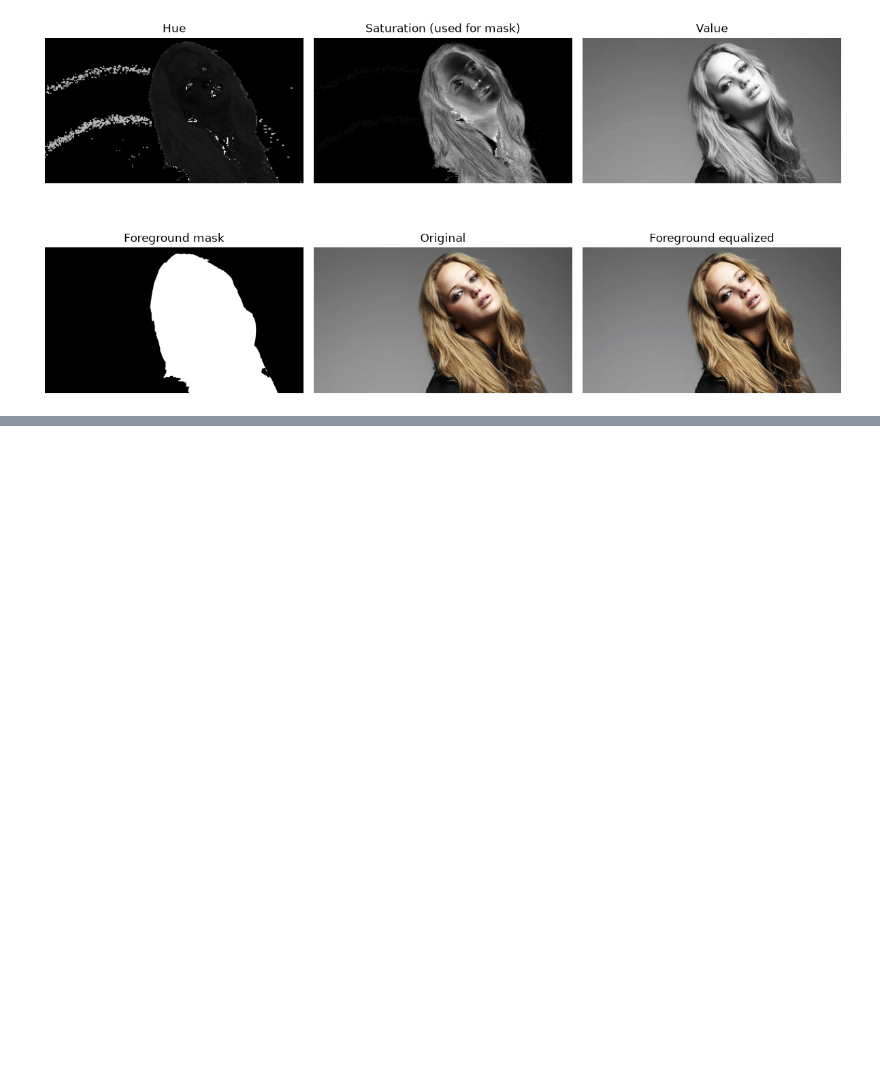
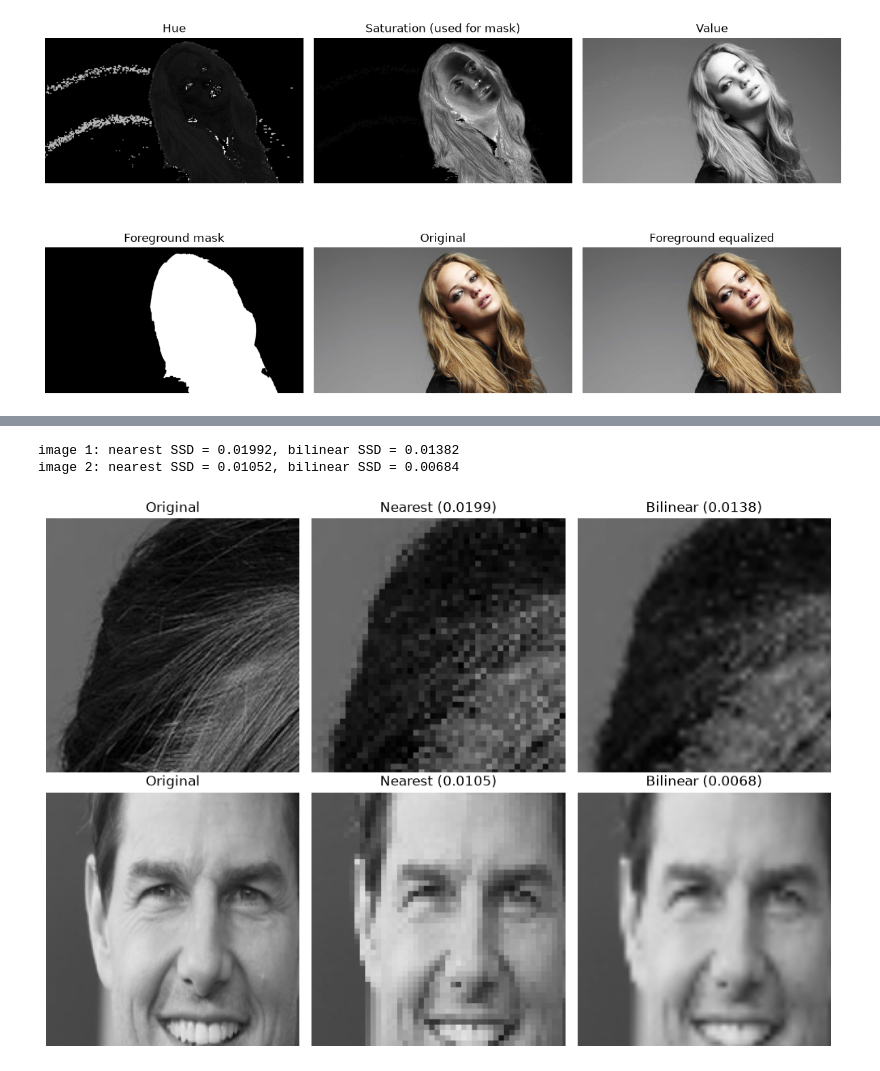
Before and after one commit to hakammra/EN3160-Assignment-01, a Jupyter notebook: en3160_assignment_01.ipynb, the cells around one changed output, grey strips where cells are left out. Drawn from its saved outputs; the diff is of its cells as text; code cells hidden in the pictures; blank space fills up the shorter version.

```diff
--- a/en3160_assignment_01.ipynb
+++ b/en3160_assignment_01.ipynb
@@ -233,0 +415,52 @@ The background is unchanged because its original V values are added back. The fo
+# %%
+def zoom_image(im, scale, method='bilinear'):
+    if not 0 < scale <= 10:
+        raise ValueError('scale must be in (0, 10]')
+
+    H, W = im.shape[:2]
+    h2, w2 = round(H * scale), round(W * scale)
+    yy, xx = np.indices((h2, w2))
+    x = np.clip((xx + 0.5) / scale - 0.5, 0, W - 1)
+    y = np.clip((yy + 0.5) / scale - 0.5, 0, H - 1)
+
+    if method == 'nearest':
+        return im[np.floor(y + 0.5).astype(int), np.floor(x + 0.5).astype(int)]
+    if method != 'bilinear':
+        raise ValueError("method must be 'nearest' or 'bilinear'")
+
+    x1, y1 = np.floor(x).astype(int), np.floor(y).astype(int)
+    x2, y2 = np.minimum(x1 + 1, W - 1), np.minimum(y1 + 1, H - 1)
+    dx, dy = x - x1, y - y1
+    out = ((1 - dx) * (1 - dy) * im[y1, x1] +
+           dx * (1 - dy) * im[y1, x2] +
+           (1 - dx) * dy * im[y2, x1] +
+           dx * dy * im[y2, x2])
+    return np.clip(np.round(out), 0, 255).astype(im.dtype)
+
+def normalized_ssd(test, ref):
+    d = test.astype(float) - ref.astype(float)
+    return np.sum(d ** 2) / np.sum(ref.astype(float) ** 2)
+
+pairs = []
+for number in ['01', '02']:
+    large = cv.imread(str(img_dir / f'im{number}_large.png'), cv.IMREAD_GRAYSCALE)
+    small = cv.imread(str(img_dir / f'im{number}_small.png'), cv.IMREAD_GRAYSCALE)
+    nn = zoom_image(small, 4, 'nearest')
+    bi = zoom_image(small, 4, 'bilinear')
+    pairs.append((large, nn, bi, normalized_ssd(nn, large), normalized_ssd(bi, large)))
+
+for i, (_, _, _, e_nn, e_bi) in enumerate(pairs, 1):
+    print(f'image {i}: nearest SSD = {e_nn:.5f}, bilinear SSD = {e_bi:.5f}')
+
+crops = [(70, 250, 180, 360), (110, 300, 140, 330)]
+fig, ax = plt.subplots(2, 3, figsize=(10, 7))
+for row, ((ref, nn, bi, e_nn, e_bi), (y0, y1, x0, x1)) in enumerate(zip(pairs, crops)):
+    for a, im, title in zip(ax[row], [ref, nn, bi], ['Original', f'Nearest ({e_nn:.4f})', f'Bilinear ({e_bi:.4f})']):
+        a.imshow(im[y0:y1, x0:x1], vmin=0, vmax=255)
+        a.set_title(title); a.axis('off')
+plt.tight_layout()
+plt.show()
+# %% [output]
+image 1: nearest SSD = 0.01992, bilinear SSD = 0.01382
+image 2: nearest SSD = 0.01052, bilinear SSD = 0.00684
+[figure, added]
```
Also changed, not shown: parts of 17 cells of this notebook.
